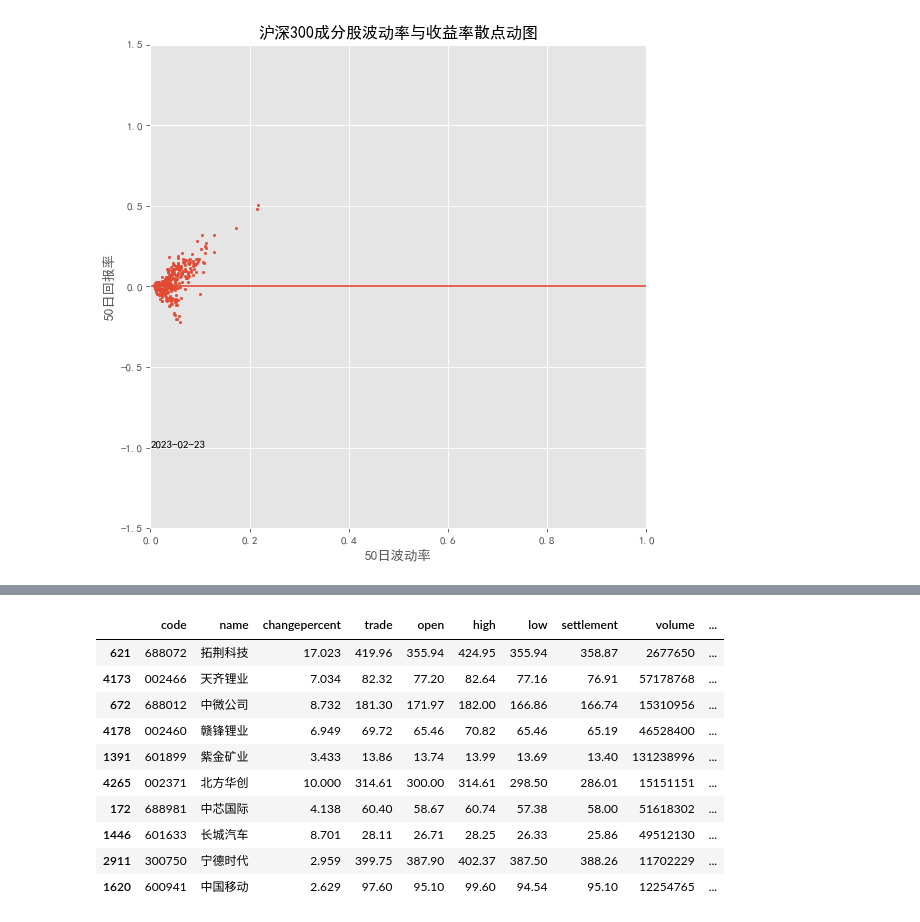
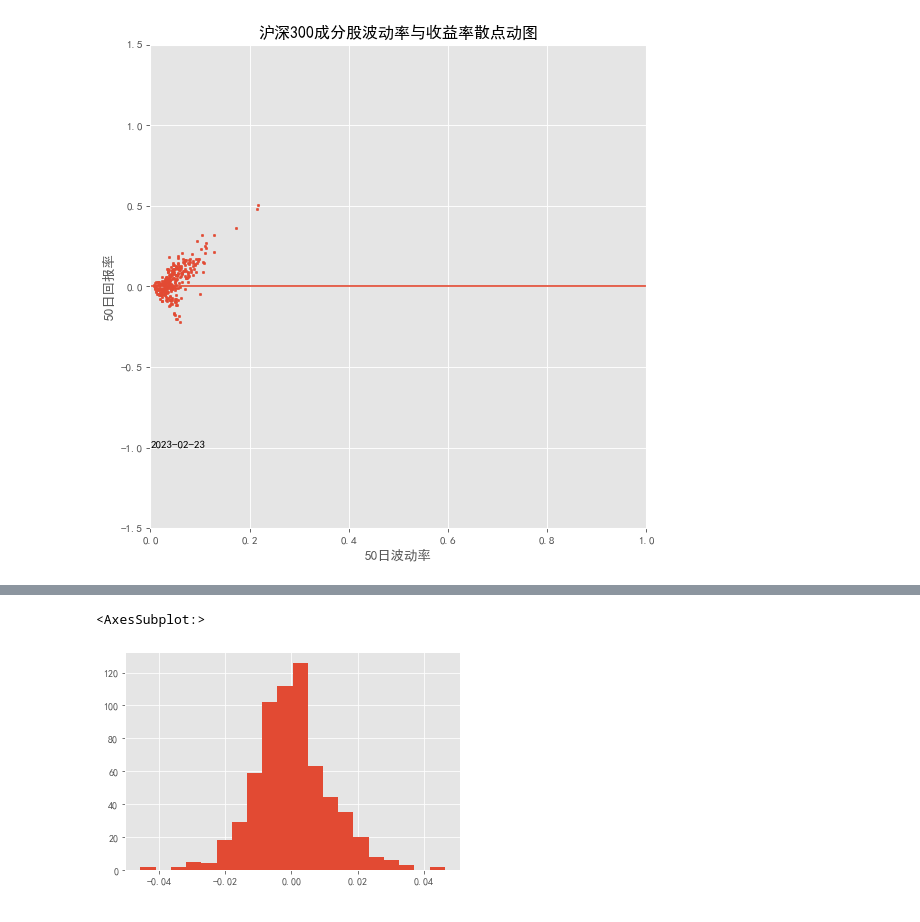
Before and after one commit to jwli601/stocks_stories, a Jupyter notebook: cv_strategy_intro.ipynb, the cells around one changed output, grey strips where cells are left out. Drawn from its saved outputs; the diff is of its cells as text; code cells hidden in the pictures.

```diff
--- a/cv_strategy_intro.ipynb
+++ b/cv_strategy_intro.ipynb
@@ -708,14 +604,5 @@ aa.head(10)
-# %%
-aa.tail(10)
-# %% [output]
-|  | code | name | changepercent | trade | open | high | low | settlement | volume | ... |
-| 621 | 688072 | 拓荆科技 | 17.023 | 419.96 | 355.94 | 424.95 | 355.94 | 358.87 | 2677650 | ... |
-| 4173 | 002466 | 天齐锂业 | 7.034 | 82.32 | 77.20 | 82.64 | 77.16 | 76.91 | 57178768 | ... |
-| 672 | 688012 | 中微公司 | 8.732 | 181.30 | 171.97 | 182.00 | 166.86 | 166.74 | 15310956 | ... |
-| 4178 | 002460 | 赣锋锂业 | 6.949 | 69.72 | 65.46 | 70.82 | 65.46 | 65.19 | 46528400 | ... |
-| 1391 | 601899 | 紫金矿业 | 3.433 | 13.86 | 13.74 | 13.99 | 13.69 | 13.40 | 131238996 | ... |
-| 4265 | 002371 | 北方华创 | 10.000 | 314.61 | 300.00 | 314.61 | 298.50 | 286.01 | 15151151 | ... |
-| 172 | 688981 | 中芯国际 | 4.138 | 60.40 | 58.67 | 60.74 | 57.38 | 58.00 | 51618302 | ... |
-| 1446 | 601633 | 长城汽车 | 8.701 | 28.11 | 26.71 | 28.25 | 26.33 | 25.86 | 49512130 | ... |
-| 2911 | 300750 | 宁德时代 | 2.959 | 399.75 | 387.90 | 402.37 | 387.50 | 388.26 | 11702229 | ... |
-| 1620 | 600941 | 中国移动 | 2.629 | 97.60 | 95.10 | 99.60 | 94.54 | 95.10 | 12254765 | ... |
+# %%
+a.returns['512800'].hist(bins=20)
+# %% [output]
+<AxesSubplot:>
+[figure, added]
```
Also changed, not shown: parts of 21 cells of this notebook, 1 other file.
